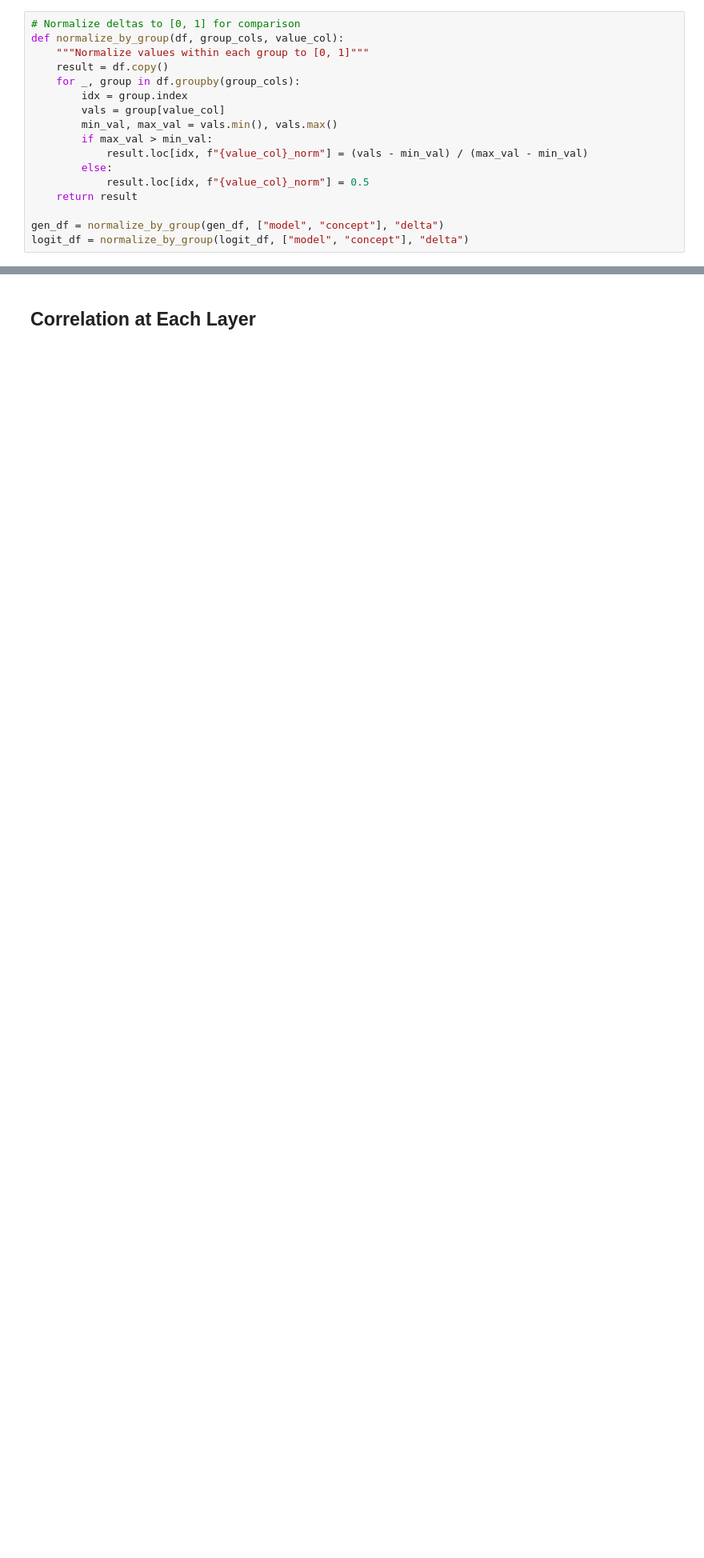
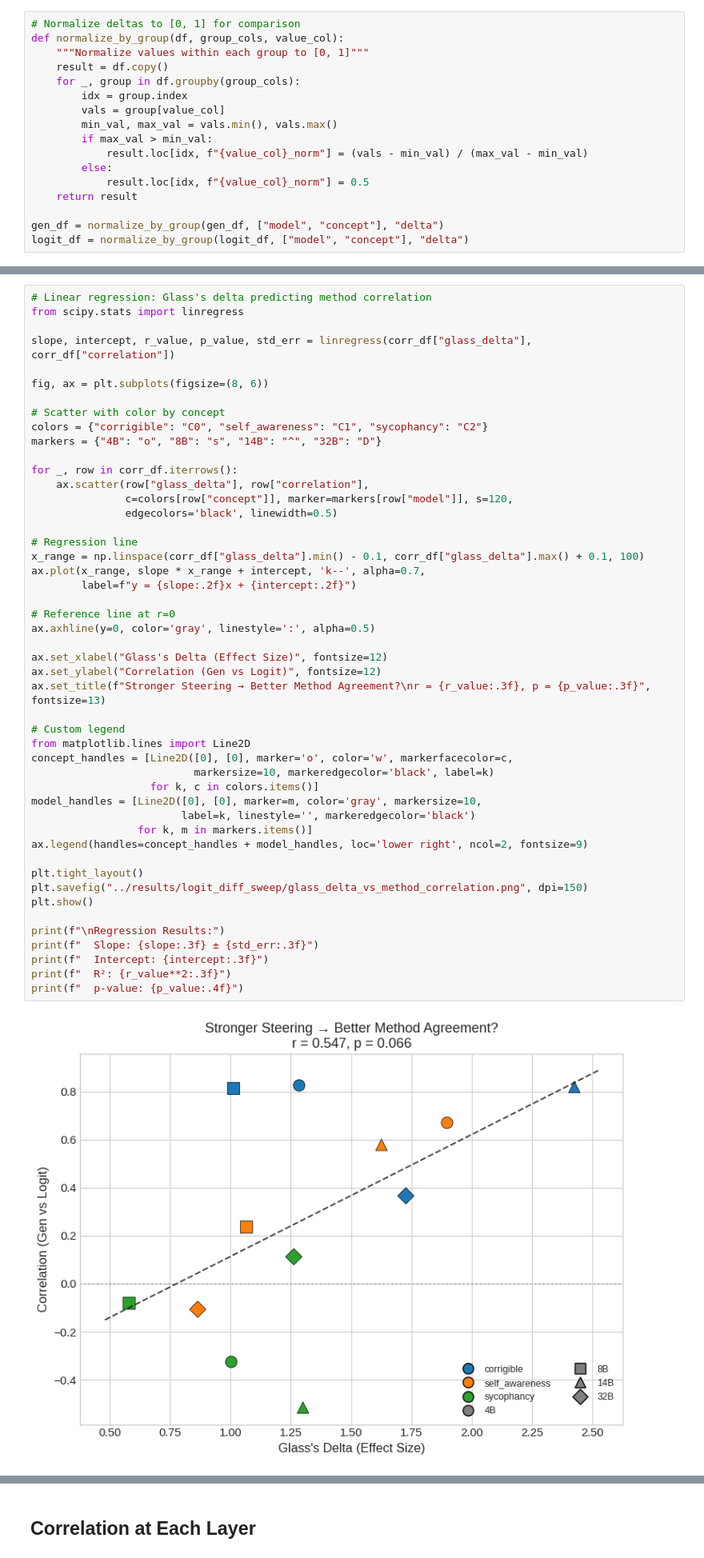
Before and after one commit to obayyub/steering, a Jupyter notebook: notebooks/20260112_generation_vs_logit_comparison.ipynb, the cells around one changed output, grey strips where cells are left out. Shown at 80% size. Drawn from its saved outputs; the diff is of its cells as text; blank space fills up the shorter version.

```diff
--- a/notebooks/20260112_generation_vs_logit_comparison.ipynb
+++ b/notebooks/20260112_generation_vs_logit_comparison.ipynb
@@ -224,0 +306,50 @@ plt.show()
+# %%
+# Linear regression: Glass's delta predicting method correlation
+from scipy.stats import linregress
+
+slope, intercept, r_value, p_value, std_err = linregress(corr_df["glass_delta"], corr_df["correlation"])
+
+fig, ax = plt.subplots(figsize=(8, 6))
+
+# Scatter with color by concept
+colors = {"corrigible": "C0", "self_awareness": "C1", "sycophancy": "C2"}
+markers = {"4B": "o", "8B": "s", "14B": "^", "32B": "D"}
+
+for _, row in corr_df.iterrows():
+    ax.scatter(row["glass_delta"], row["correlation"],
+               c=colors[row["concept"]], marker=markers[row["model"]], s=120,
+               edgecolors='black', linewidth=0.5)
+
+# Regression line
+x_range = np.linspace(corr_df["glass_delta"].min() - 0.1, corr_df["glass_delta"].max() + 0.1, 100)
+ax.plot(x_range, slope * x_range + intercept, 'k--', alpha=0.7,
+        label=f"y = {slope:.2f}x + {intercept:.2f}")
+
+# Reference line at r=0
+ax.axhline(y=0, color='gray', linestyle=':', alpha=0.5)
+
+ax.set_xlabel("Glass's Delta (Effect Size)", fontsize=12)
+ax.set_ylabel("Correlation (Gen vs Logit)", fontsize=12)
+ax.set_title(f"Stronger Steering → Better Method Agreement?\nr = {r_value:.3f}, p = {p_value:.3f}", fontsize=13)
+
+# Custom legend
+from matplotlib.lines import Line2D
+concept_handles = [Line2D([0], [0], marker='o', color='w', markerfacecolor=c,
+                          markersize=10, markeredgecolor='black', label=k)
+                   for k, c in colors.items()]
+model_handles = [Line2D([0], [0], marker=m, color='gray', markersize=10,
+                        label=k, linestyle='', markeredgecolor='black')
+                 for k, m in markers.items()]
+ax.legend(handles=concept_handles + model_handles, loc='lower right', ncol=2, fontsize=9)
+
+plt.tight_layout()
+plt.savefig("../results/logit_diff_sweep/glass_delta_vs_method_correlation.png", dpi=150)
+plt.show()
+
+print(f"\nRegression Results:")
+print(f"  Slope: {slope:.3f} ± {std_err:.3f}")
+print(f"  Intercept: {intercept:.3f}")
+print(f"  R²: {r_value**2:.3f}")
+print(f"  p-value: {p_value:.4f}")
+# %% [output]
+[figure, added]
```
Also changed, not shown: parts of 8 cells of this notebook, 2 other files.
